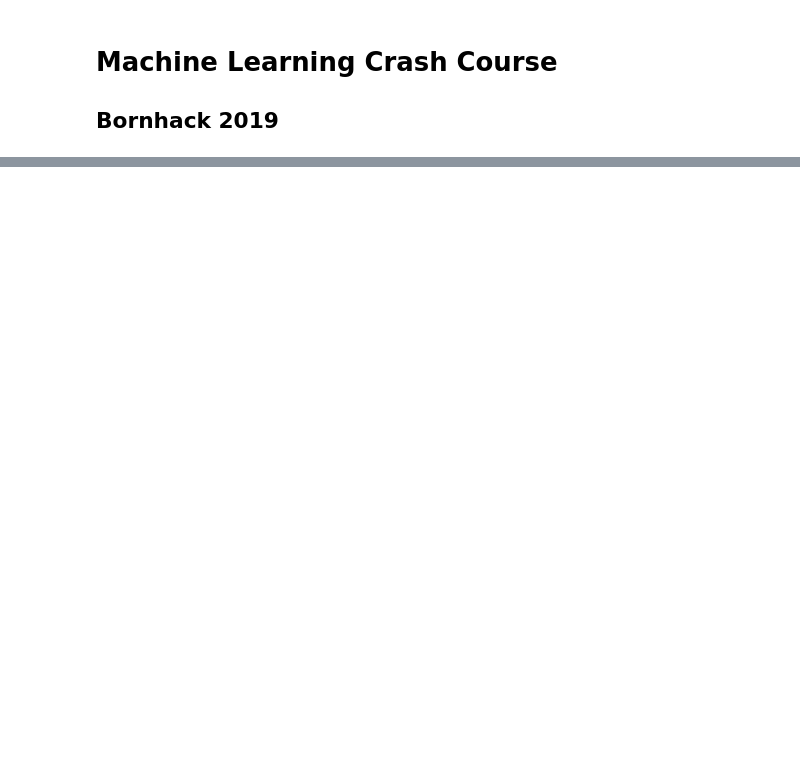
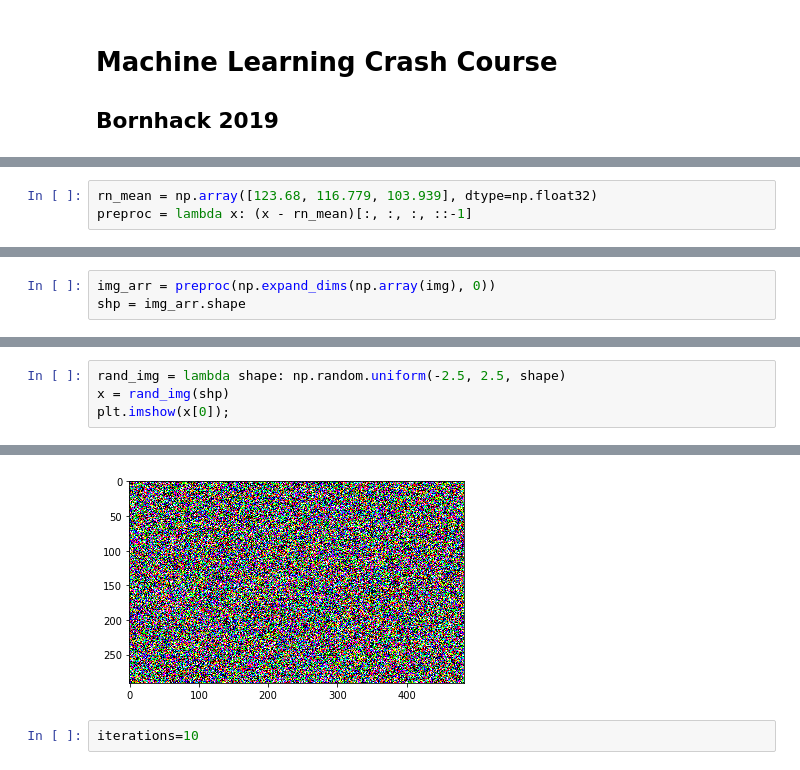
Before and after one commit to mateuszjurewicz/bornhack_ml_crashcourse, a Jupyter notebook: ML CrashCourse.ipynb, the cells around one changed output, grey strips where cells are left out. Saved outputs shown, nothing was run; the diff lists cells and outputs as text; blank space fills up the shorter version.

```diff
--- a/ML CrashCourse.ipynb
+++ b/ML CrashCourse.ipynb
@@ -23,0 +36,3 @@ wrapt==1.11.2
+# %%
+rn_mean = np.array([123.68, 116.779, 103.939], dtype=np.float32)
+preproc = lambda x: (x - rn_mean)[:, :, :, ::-1]
@@ -23,0 +41,3 @@ wrapt==1.11.2
+# %%
+img_arr = preproc(np.expand_dims(np.array(img), 0))
+shp = img_arr.shape
@@ -23,0 +85,5 @@ wrapt==1.11.2
+# %%
+rand_img = lambda shape: np.random.uniform(-2.5, 2.5, shape)
+x = rand_img(shp)
+plt.imshow(x[0]);
+# %% [output]
@@ -23,0 +91,3 @@ wrapt==1.11.2
+[figure, added]
+# %%
+iterations=10
```
Also changed, not shown: parts of 17 cells of this notebook, 4 other files.
